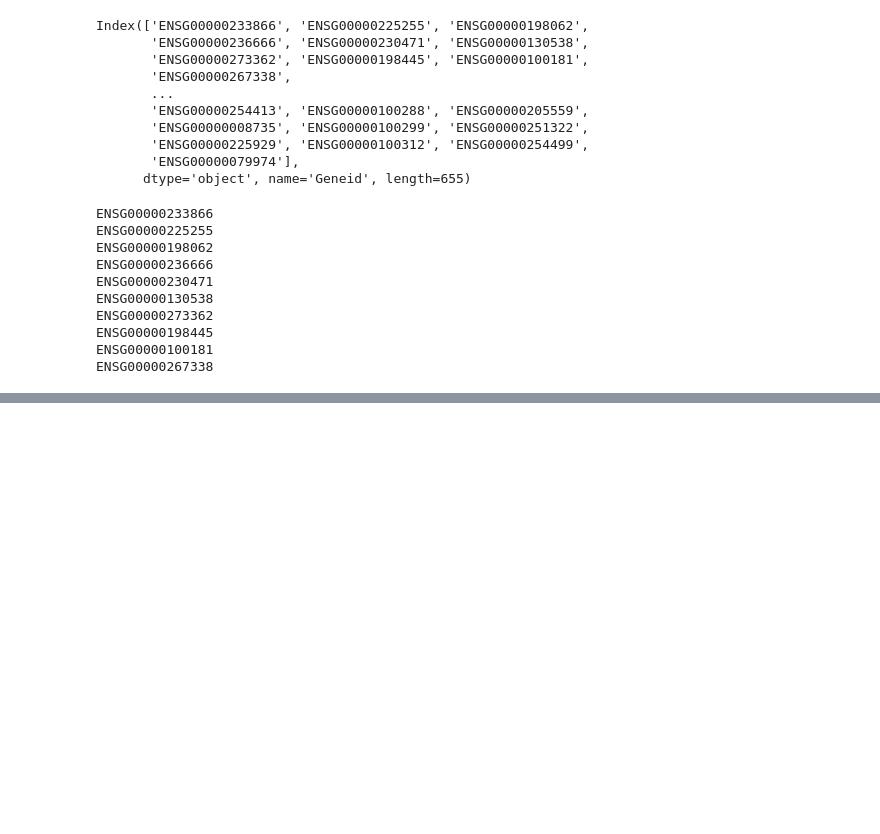
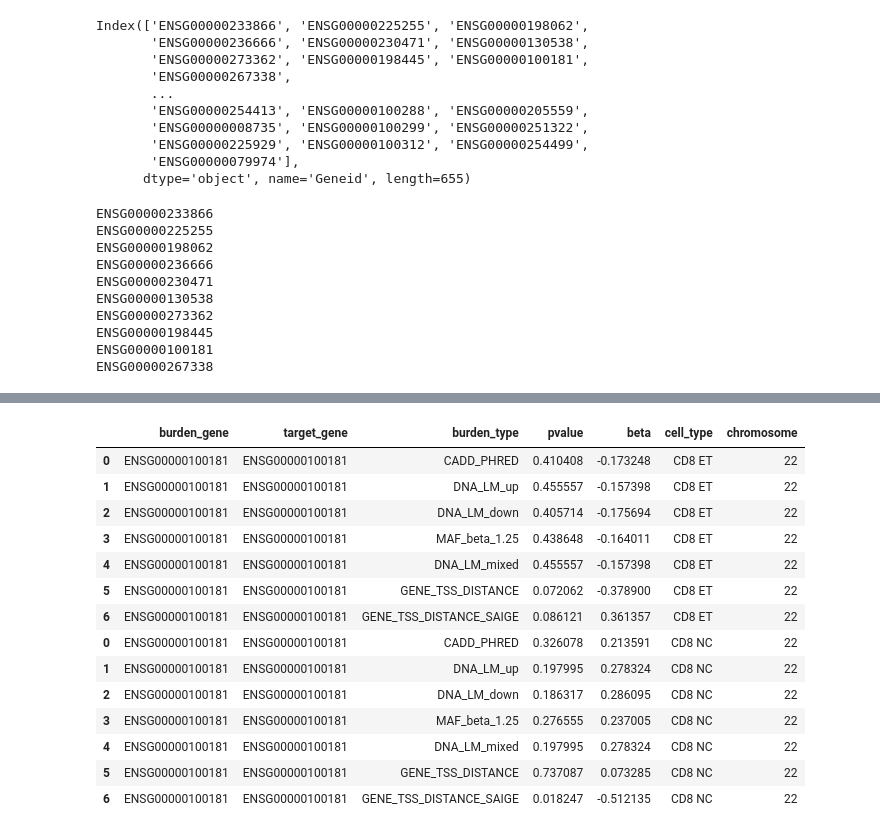
Before and after one commit to theislab/cellink, a Jupyter notebook: docs/notebooks/burden_testing_mai.ipynb, the cells around one changed output, grey strips where cells are left out. Saved outputs shown, nothing was run; the diff lists cells and outputs as text; code cells hidden in the pictures; blank space fills up the shorter version.

```diff
--- a/docs/notebooks/burden_testing_mai.ipynb
+++ b/docs/notebooks/burden_testing_mai.ipynb
@@ -822,0 +842,20 @@ collections.OrderedDict
+# %%
+result_test_10_path = base_data_dir / "output/association/chr22_all_results_test_10_genes.pkl"
+result_test_10 = pd.read_pickle(result_test_10_path)
+result_test_10
+# %% [output]
+|  | burden_gene | target_gene | burden_type | pvalue | beta | cell_type | chromosome |
+| 0 | ENSG00000100181 | ENSG00000100181 | CADD_PHRED | 0.410408 | -0.173248 | CD8 ET | 22 |
+| 1 | ENSG00000100181 | ENSG00000100181 | DNA_LM_up | 0.455557 | -0.157398 | CD8 ET | 22 |
+| 2 | ENSG00000100181 | ENSG00000100181 | DNA_LM_down | 0.405714 | -0.175694 | CD8 ET | 22 |
+| 3 | ENSG00000100181 | ENSG00000100181 | MAF_beta_1.25 | 0.438648 | -0.164011 | CD8 ET | 22 |
+| 4 | ENSG00000100181 | ENSG00000100181 | DNA_LM_mixed | 0.455557 | -0.157398 | CD8 ET | 22 |
+| 5 | ENSG00000100181 | ENSG00000100181 | GENE_TSS_DISTANCE | 0.072062 | -0.378900 | CD8 ET | 22 |
+| 6 | ENSG00000100181 | ENSG00000100181 | GENE_TSS_DISTANCE_SAIGE | 0.086121 | 0.361357 | CD8 ET | 22 |
+| 0 | ENSG00000100181 | ENSG00000100181 | CADD_PHRED | 0.326078 | 0.213591 | CD8 NC | 22 |
+| 1 | ENSG00000100181 | ENSG00000100181 | DNA_LM_up | 0.197995 | 0.278324 | CD8 NC | 22 |
+| 2 | ENSG00000100181 | ENSG00000100181 | DNA_LM_down | 0.186317 | 0.286095 | CD8 NC | 22 |
+| 3 | ENSG00000100181 | ENSG00000100181 | MAF_beta_1.25 | 0.276555 | 0.237005 | CD8 NC | 22 |
+| 4 | ENSG00000100181 | ENSG00000100181 | DNA_LM_mixed | 0.197995 | 0.278324 | CD8 NC | 22 |
+| 5 | ENSG00000100181 | ENSG00000100181 | GENE_TSS_DISTANCE | 0.737087 | 0.073285 | CD8 NC | 22 |
+| 6 | ENSG00000100181 | ENSG00000100181 | GENE_TSS_DISTANCE_SAIGE | 0.018247 | -0.512135 | CD8 NC | 22 |
```
Also changed, not shown: parts of 19 cells of this notebook, 1 other file.
